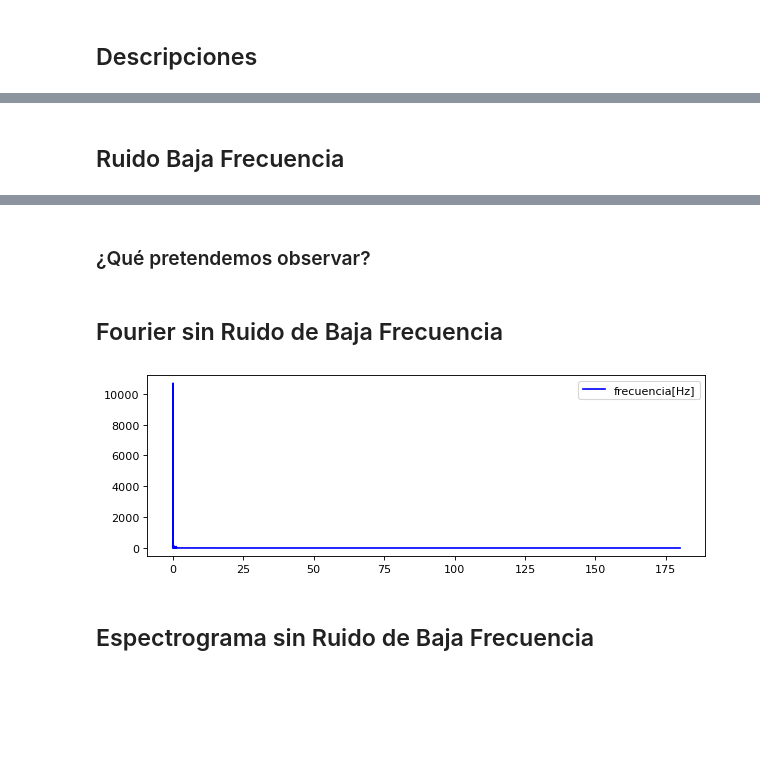
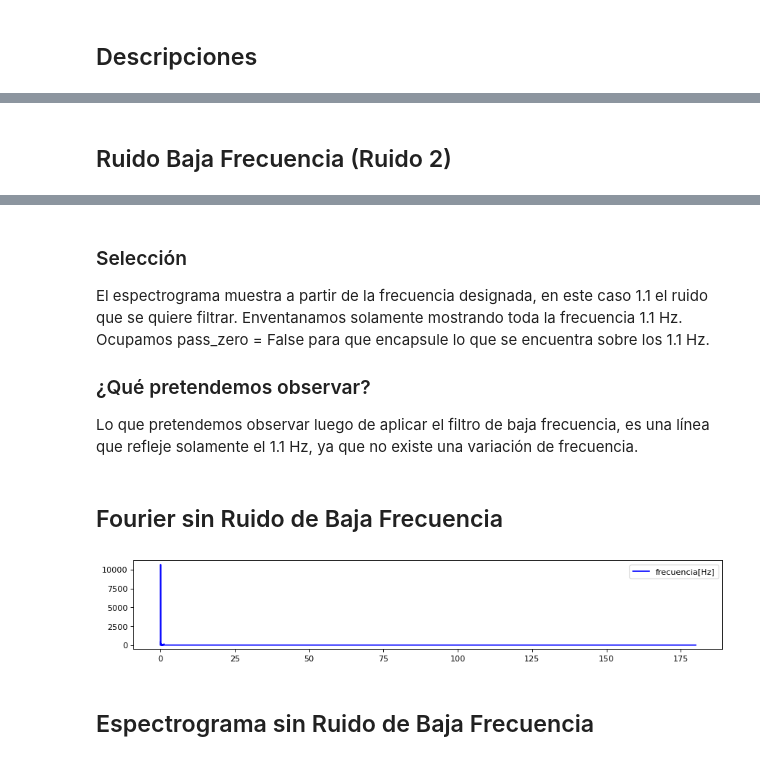
Before and after one commit to WildBenito/FiltroDeSe-ales, a Jupyter notebook: tarea2_info183.ipynb, the cells around one changed output, grey strips where cells are left out. Saved outputs shown, nothing was run; the diff lists cells and outputs as text; code cells hidden in the pictures; blank space fills up the shorter version.

```diff
--- a/tarea2_info183.ipynb
+++ b/tarea2_info183.ipynb
@@ -177,7 +179,7 @@ Finalmente
 ***RETORNO***
 - Coeficientes de longitud numtaps del filtro FIR o la respuesta al impulso del filtro FIR.
 # %% [markdown]
-## Ruido Baja Frecuencia
+## Ruido Baja Frecuencia (Ruido 2)
 # %%
 co = 1001 #cantidad de coeficientes
 
@@ -204,22 +206,26 @@ show(row(p))
 # %% [output]
 [interactive output not drawn]
 [interactive output not drawn]
-# %% [markdown]
-### ¿Qué pretendemos observar?
+# %% [markdown]
+### Selección
+El espectrograma muestra a partir de la frecuencia designada, en este caso 1.1 el ruido que se quiere filtrar. Enventanamos solamente mostrando toda la frecuencia 1.1 Hz. Ocupamos pass_zero = False para que encapsule lo que se encuentra sobre los 1.1 Hz.
+
+### ¿Qué pretendemos observar?
+Lo que pretendemos observar luego de aplicar el filtro de baja frecuencia, es una línea que refleje solamente el 1.1 Hz, ya que no existe una variación de frecuencia.
 # %% [markdown]
 ## Fourier sin Ruido de Baja Frecuencia
 # %%
 N1 = len(signal1)
 
 fr1 = sfft.rfftfreq(n=N1, d=1./Fs)
 S1 = np.absolute(sfft.rfft(signal1))
 
-plt.figure(figsize=(9,3))
+plt.figure(figsize=(13,2))
 plt.plot(fr1, S1, 'b-')
 plt.legend(('frecuencia[Hz]', 'S'))
 plt.show()
 # %% [output]
-[figure, old version]
+[figure, new version]
 # %% [markdown]
 ## Espectrograma sin Ruido de Baja Frecuencia
 # %%
```
Also changed, not shown: parts of 27 cells of this notebook.
